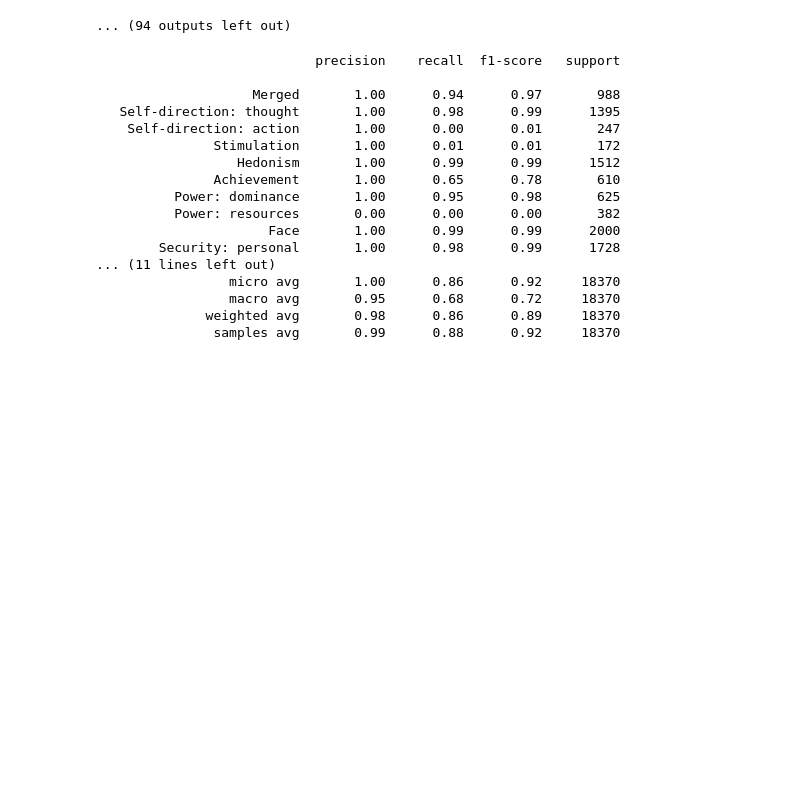
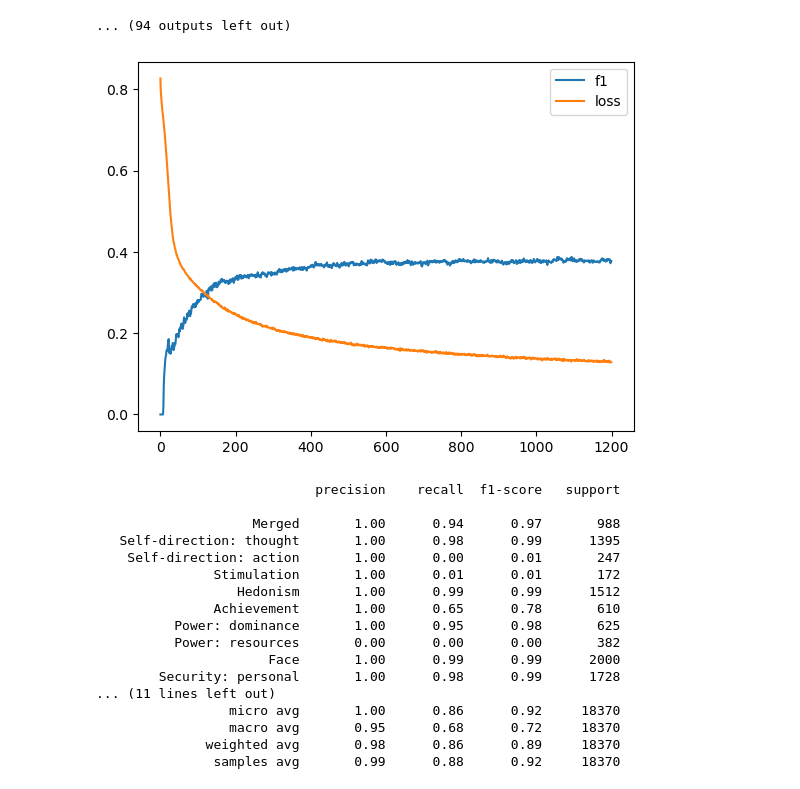
Before and after one commit to DanielSkala/Language-Technology-Project, a Jupyter notebook: experiments/hv_train.ipynb, the cells around one changed output. Cells and saved outputs as stored; diff of their text form; code cells hidden in the pictures; blank space fills up the shorter version.

Commit message:
plots

```diff
--- a/experiments/hv_train.ipynb
+++ b/experiments/hv_train.ipynb
@@ -217,6 +217,13 @@ Epoch 41/1200 - loss: 0.40574848651885986, f1: 0.17326388083272853
 [figure]
 Epoch 51/1200 - loss: 0.37682852149009705, f1: 0.2098321836113013
 ... (94 outputs left out)
+# %%
+plt.plot(metrics, label="f1")
+plt.plot(losses, label="loss")
+plt.legend()
+plt.show()
+# %% [output]
+[figure, added]
 # %%
 
 outputs = model.predict(df_inputs)
```
